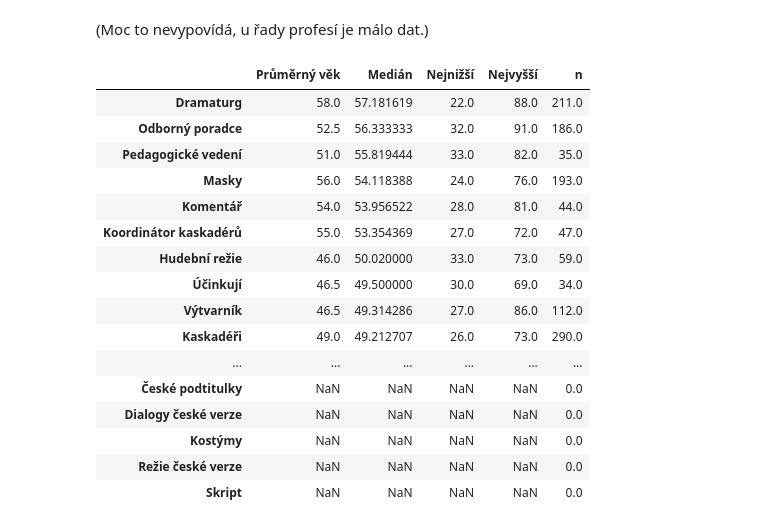
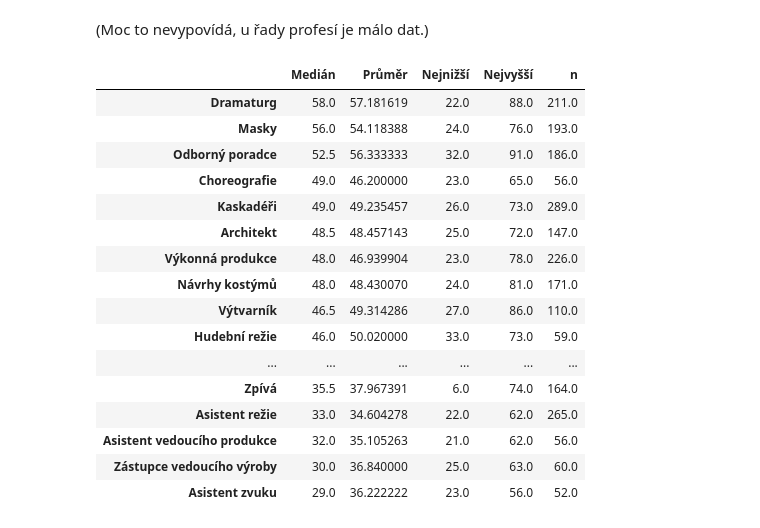
Before and after one commit to DataRozhlas/filmovy-prehled, a Jupyter notebook: 904 demografie.ipynb, the cells around one changed output. Cells and saved outputs as stored; diff of their text form; code cells hidden in the pictures.

```diff
--- a/904 demografie.ipynb
+++ b/904 demografie.ipynb
@@ -625,10 +604,0 @@ df["Asistent vedoucího produkce"].drop_duplicates().to_list()
-# %%
-profesni_pomery = {}
-for p in seznamy["profese"]:
-    df_pracovni = df[["Film","Copyright",p]].explode(p)
-    df_pracovni = df_pracovni.merge(persony[["Jméno","Osoba"]], left_on = p, right_on = "Jméno")
-    df_pracovni = df_pracovni[df_pracovni["Osoba"] == "fyzická"]
-    df_pracovni["Gender profese"] = df_pracovni[p].apply(lambda x: gender(x, zeny, nelide))
-    profesni_pomery[p] = [df_pracovni.groupby("Film")[p].nunique().sum(), df_pracovni[df_pracovni["Gender profese"] == "muž"].groupby("Film")[p].nunique().sum(), df_pracovni[df_pracovni["Gender profese"] == "žena"].groupby("Film")[p].nunique().sum(), df_pracovni[df_pracovni["Gender profese"] == "žena"].groupby("Film")[p].nunique().sum() / df_pracovni[df_pracovni["Gender profese"].isin(dve_pohlavi)].groupby("Film")[p].nunique().sum(), df_pracovni[df_pracovni["Gender profese"] == "muž"]["Copyright"].min(), df_pracovni[df_pracovni["Gender profese"] == "žena"]["Copyright"].min()]
-profesni_pomery = pd.DataFrame.from_dict(profesni_pomery).transpose().rename(columns={0: "Celkem", 1: "Mužů", 2: "Žen", 3: "Podíl žen", 4: "První muž", 5: "První žena"})
-profesni_pomery.sort_values(by="Podíl žen",ascending=False)
@@ -653,11 +604,0 @@ profesni_pomery.sort_values(by="Podíl žen",ascending=False)
-# %%
-profesni_pomery20 = {}
-for p in seznamy["profese"]:
-    df_pracovni = df[df["Copyright"] >= 2003][["Film",p]].explode(p)
-    df_pracovni = df_pracovni.merge(persony[["Jméno","Osoba"]], left_on = p, right_on = "Jméno")
-    df_pracovni = df_pracovni[df_pracovni["Osoba"] == "fyzická"]
-    df_pracovni["Gender profese"] = df_pracovni[p].apply(lambda x: gender(x, zeny, nelide))
-    profesni_pomery20[p] = [df_pracovni.groupby("Film")[p].nunique().sum(), df_pracovni[df_pracovni["Gender profese"] == "muž"].groupby("Film")[p].nunique().sum(), df_pracovni[df_pracovni["Gender profese"] == "žena"].groupby("Film")[p].nunique().sum(), df_pracovni[df_pracovni["Gender profese"] == "žena"].groupby("Film")[p].nunique().sum() / df_pracovni[df_pracovni["Gender profese"].isin(dve_pohlavi)].groupby("Film")[p].nunique().sum()]
-
-profesni_pomery20 = pd.DataFrame.from_dict(profesni_pomery20).transpose().rename(columns={0: "Celkem", 1: "Mužů", 2: "Žen", 3: "Podíl žen"})
-profesni_pomery20.sort_values(by="Podíl žen",ascending=False)
@@ -681,0 +605,2 @@ profesni_pomery20.sort_values(by="Podíl žen",ascending=False)
+# %%
+persony = persony[persony["Osoba"] != "právní"]
@@ -701,31 +733,31 @@ len(df_pracovni["Skript"].drop_duplicates().to_list())
 # %%
 vek20 = {}
 for p in seznamy["profese"]:
     df_pracovni = df.explode("Typologie")
     df_pracovni = df_pracovni[(df_pracovni["Typologie"] == "hraný") & (df_pracovni["Délka"] == "dlouhometrážní")]
     df_pracovni = df_pracovni[df_pracovni["Copyright"] >= 2003][["Film","Copyright",p]].explode(p)
     df_pracovni = df_pracovni.merge(persony, left_on = p, right_on = "Jméno")
     df_pracovni = df_pracovni[df_pracovni["Osoba"] == "fyzická"]
     df_pracovni["Věk"] = df_pracovni["Copyright"] - df_pracovni["Rok narození"]
     df_pracovni = df_pracovni[~(df_pracovni["Rok úmrtí"] < df_pracovni["Copyright"])]
     vek20[p] = [df_pracovni["Věk"].median(), df_pracovni["Věk"].mean(), df_pracovni["Věk"].min(), df_pracovni["Věk"].max(), df_pracovni[p].nunique()]
-vek20 = pd.DataFrame.from_dict(vek20).transpose().rename(columns={0: "Průměrný věk", 1: "Medián", 2: "Nejnižší", 3: "Nejvyšší", 4: "n"})
-vek20.sort_values(by="Medián",ascending=False)
+vek20 = pd.DataFrame.from_dict(vek20).transpose().rename(columns={0: "Medián", 1: "Průměr", 2: "Nejnižší", 3: "Nejvyšší", 4: "n"})
+vek20[vek20["n"] > 50].sort_values(by="Medián",ascending=False)
 # %% [output]
-|  | Průměrný věk | Medián | Nejnižší | Nejvyšší | n |
+|  | Medián | Průměr | Nejnižší | Nejvyšší | n |
 | Dramaturg | 58.0 | 57.181619 | 22.0 | 88.0 | 211.0 |
+| Masky | 56.0 | 54.118388 | 24.0 | 76.0 | 193.0 |
 | Odborný poradce | 52.5 | 56.333333 | 32.0 | 91.0 | 186.0 |
-| Pedagogické vedení | 51.0 | 55.819444 | 33.0 | 82.0 | 35.0 |
-| Masky | 56.0 | 54.118388 | 24.0 | 76.0 | 193.0 |
-| Komentář | 54.0 | 53.956522 | 28.0 | 81.0 | 44.0 |
-| Koordinátor kaskadérů | 55.0 | 53.354369 | 27.0 | 72.0 | 47.0 |
+| Choreografie | 49.0 | 46.200000 | 23.0 | 65.0 | 56.0 |
+| Kaskadéři | 49.0 | 49.235457 | 26.0 | 73.0 | 289.0 |
+| Architekt | 48.5 | 48.457143 | 25.0 | 72.0 | 147.0 |
+| Výkonná produkce | 48.0 | 46.939904 | 23.0 | 78.0 | 226.0 |
+| Návrhy kostýmů | 48.0 | 48.430070 | 24.0 | 81.0 | 171.0 |
+| Výtvarník | 46.5 | 49.314286 | 27.0 | 86.0 | 110.0 |
 | Hudební režie | 46.0 | 50.020000 | 33.0 | 73.0 | 59.0 |
-| Účinkují | 46.5 | 49.500000 | 30.0 | 69.0 | 34.0 |
-| Výtvarník | 46.5 | 49.314286 | 27.0 | 86.0 | 112.0 |
-| Kaskadéři | 49.0 | 49.212707 | 26.0 | 73.0 | 290.0 |
 | ... | ... | ... | ... | ... | ... |
-| České podtitulky | NaN | NaN | NaN | NaN | 0.0 |
-| Dialogy české verze | NaN | NaN | NaN | NaN | 0.0 |
-| Kostýmy | NaN | NaN | NaN | NaN | 0.0 |
-| Režie české verze | NaN | NaN | NaN | NaN | 0.0 |
-| Skript | NaN | NaN | NaN | NaN | 0.0 |
+| Zpívá | 35.5 | 37.967391 | 6.0 | 74.0 | 164.0 |
+| Asistent režie | 33.0 | 34.604278 | 22.0 | 62.0 | 265.0 |
+| Asistent vedoucího produkce | 32.0 | 35.105263 | 21.0 | 62.0 | 56.0 |
+| Zástupce vedoucího výroby | 30.0 | 36.840000 | 25.0 | 63.0 | 60.0 |
+| Asistent zvuku | 29.0 | 36.222222 | 23.0 | 56.0 | 52.0 |
```
Also changed, not shown: parts of 42 cells of this notebook, 13 other files.
